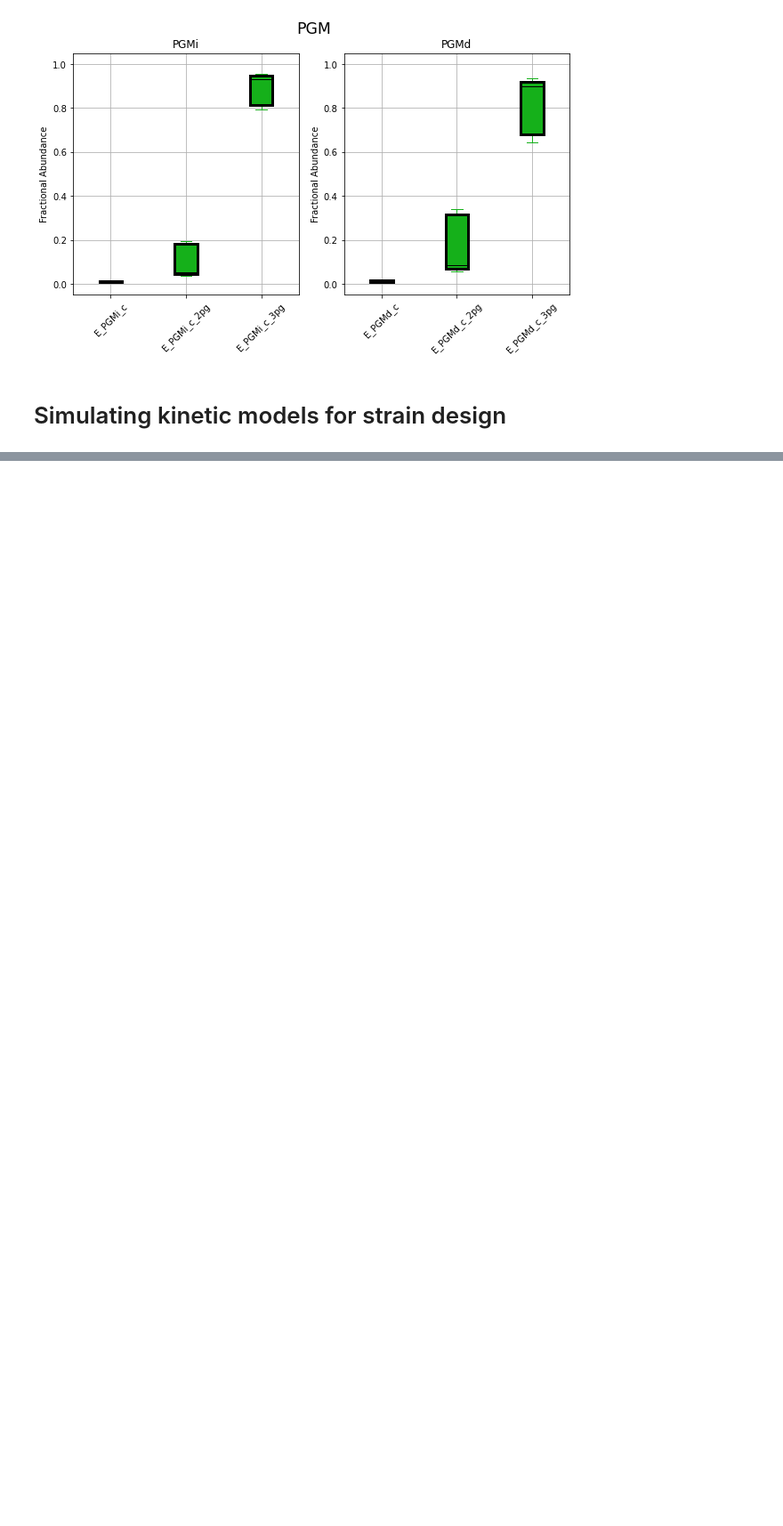
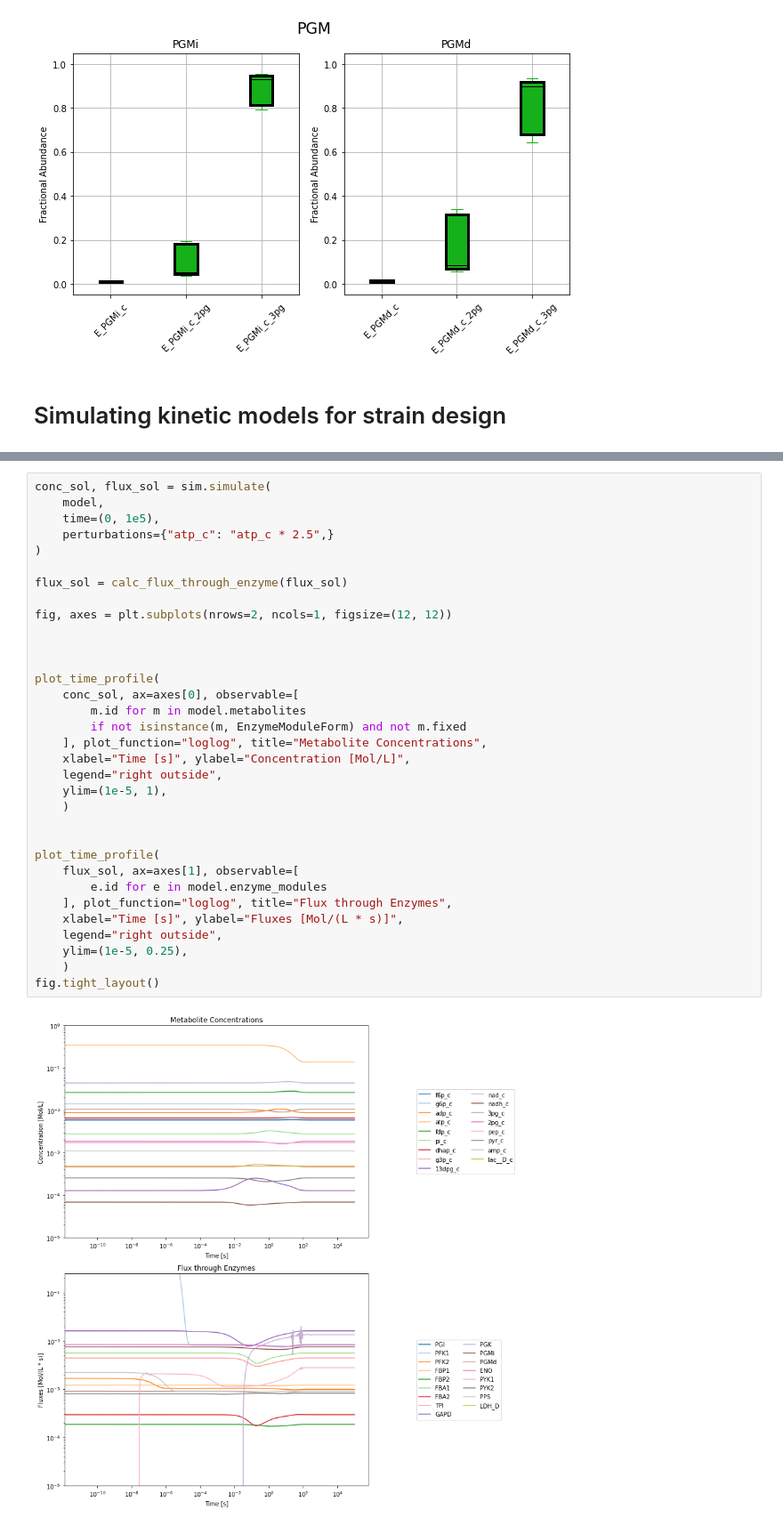
Before and after one commit to SBRG/GDGA_Shortcourse, a Jupyter notebook: Module4_Kinetics/Part2_Exercise/Kinetics and Thermodynamics of Real Metabolic Networks.ipynb, the cells around one changed output, grey strips where cells are left out. Shown at 89% size. Drawn from its saved outputs; the diff is of its cells as text; blank space fills up the shorter version.

```diff
--- a/Module4_Kinetics/Part2_Exercise/Kinetics and Thermodynamics of Real Metabolic Networks.ipynb
+++ b/Module4_Kinetics/Part2_Exercise/Kinetics and Thermodynamics of Real Metabolic Networks.ipynb
@@ -532,0 +664,35 @@ fig.suptitle(isoenzymes_of_interest, fontsize="xx-large");
+# %%
+conc_sol, flux_sol = sim.simulate(
+    model,
+    time=(0, 1e5),
+    perturbations={"atp_c": "atp_c * 2.5",}
+)
+
+flux_sol = calc_flux_through_enzyme(flux_sol)
+
+fig, axes = plt.subplots(nrows=2, ncols=1, figsize=(12, 12))
+
+
+
+plot_time_profile(
+    conc_sol, ax=axes[0], observable=[
+        m.id for m in model.metabolites
+        if not isinstance(m, EnzymeModuleForm) and not m.fixed
+    ], plot_function="loglog", title="Metabolite Concentrations",
+    xlabel="Time [s]", ylabel="Concentration [Mol/L]",
+    legend="right outside",
+    ylim=(1e-5, 1),
+    )
+
+
+plot_time_profile(
+    flux_sol, ax=axes[1], observable=[
+        e.id for e in model.enzyme_modules
+    ], plot_function="loglog", title="Flux through Enzymes",
+    xlabel="Time [s]", ylabel="Fluxes [Mol/(L * s)]",
+    legend="right outside",
+    ylim=(1e-5, 0.25),
+    )
+fig.tight_layout()
+# %% [output]
+[figure, added]
```
Also changed, not shown: parts of 15 cells of this notebook.
